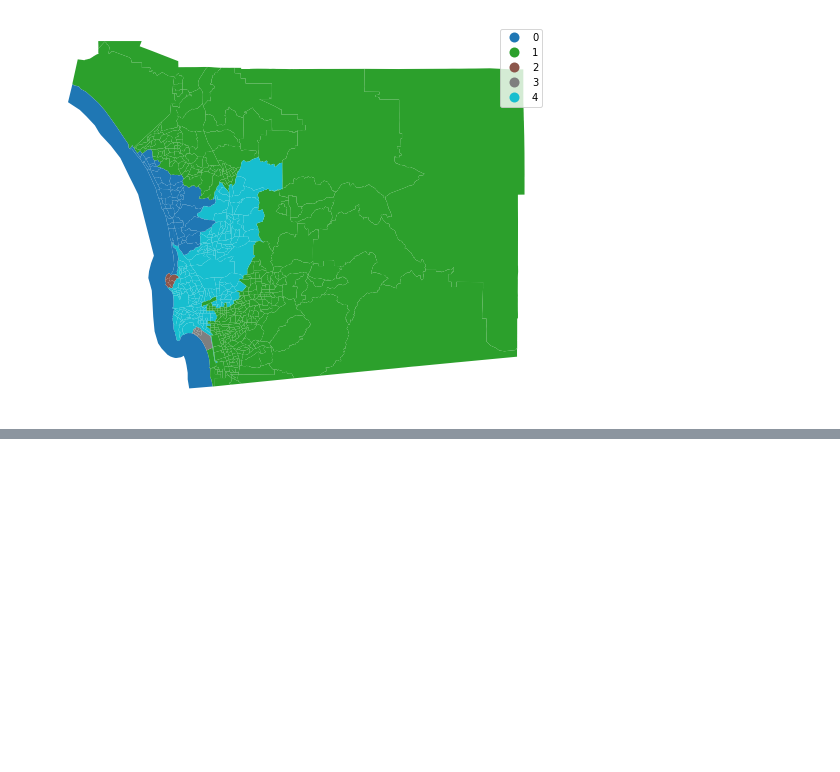
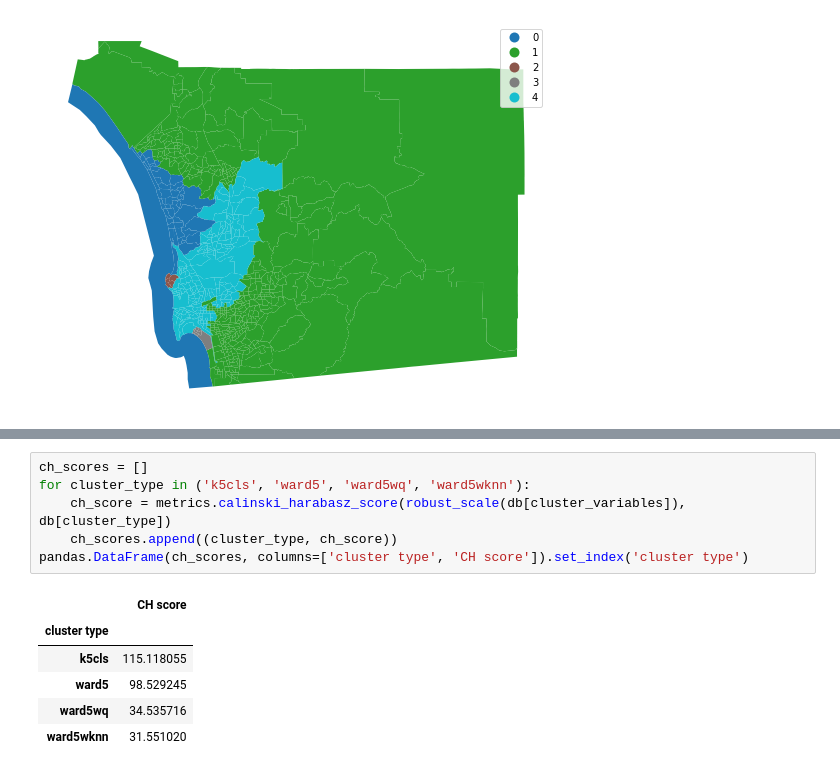
Before and after one commit to gdsbook/book, a Jupyter notebook: notebooks/10_clustering_and_regionalization.ipynb, the cells around one changed output, grey strips where cells are left out. Drawn from its saved outputs; the diff is of its cells as text; blank space fills up the shorter version.

```diff
--- a/notebooks/10_clustering_and_regionalization.ipynb
+++ b/notebooks/10_clustering_and_regionalization.ipynb
@@ -963,0 +934,13 @@ Thus, clustering and regionalization are essential tools for the geographic data
+# %%
+ch_scores = []
+for cluster_type in ('k5cls', 'ward5', 'ward5wq', 'ward5wknn'):
+    ch_score = metrics.calinski_harabasz_score(robust_scale(db[cluster_variables]), db[cluster_type])
+    ch_scores.append((cluster_type, ch_score))
+pandas.DataFrame(ch_scores, columns=['cluster type', 'CH score']).set_index('cluster type')
+# %% [output]
+|  | CH score |
+| cluster type |  |
+| k5cls | 115.118055 |
+| ward5 | 98.529245 |
+| ward5wq | 34.535716 |
+| ward5wknn | 31.551020 |
```
Also changed, not shown: parts of 13 cells of this notebook, 1 other file.
